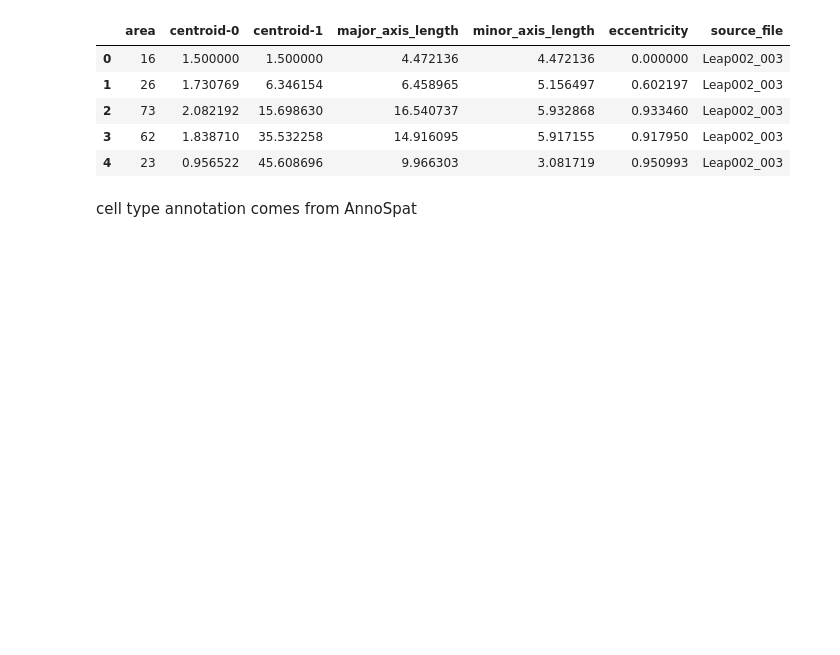
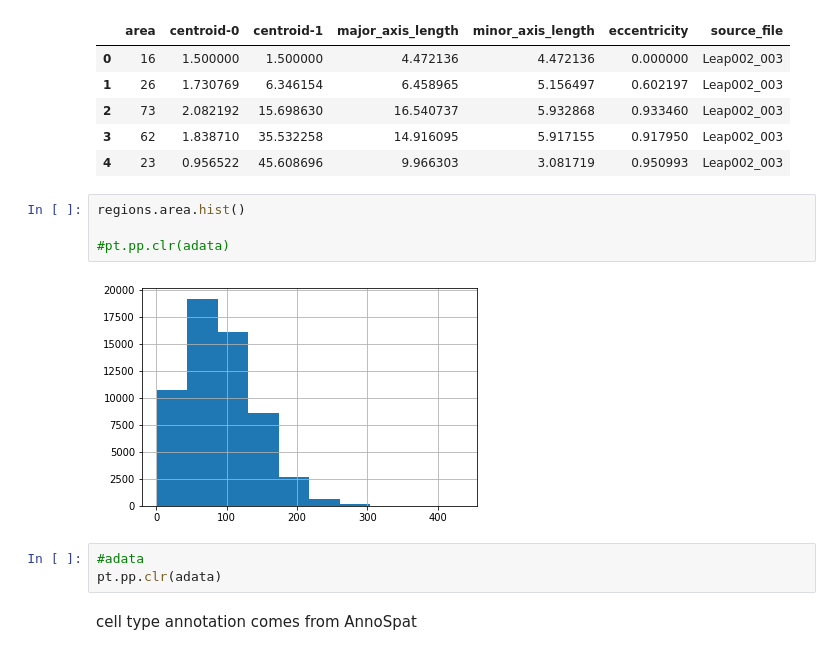
Before and after one commit to Schumacher-group/IMC_TNBC_analysis, a Jupyter notebook: post_processing.ipynb, the cells around one changed output. Cells and saved outputs as stored; diff of their text form; blank space fills up the shorter version.

```diff
--- a/post_processing.ipynb
+++ b/post_processing.ipynb
@@ -27,6 +29,15 @@ regions.head()
 | 2 | 73 | 2.082192 | 15.698630 | 16.540737 | 5.932868 | 0.933460 | Leap002_003 |
 | 3 | 62 | 1.838710 | 35.532258 | 14.916095 | 5.917155 | 0.917950 | Leap002_003 |
 | 4 | 23 | 0.956522 | 45.608696 | 9.966303 | 3.081719 | 0.950993 | Leap002_003 |
+# %%
+regions.area.hist()
+
+#pt.pp.clr(adata)
+# %% [output]
+[figure, added]
+# %%
+#adata
+pt.pp.clr(adata)
 # %% [markdown]
 cell type annotation comes from AnnoSpat
 # %%
```
Also changed, not shown: parts of 10 cells of this notebook.
